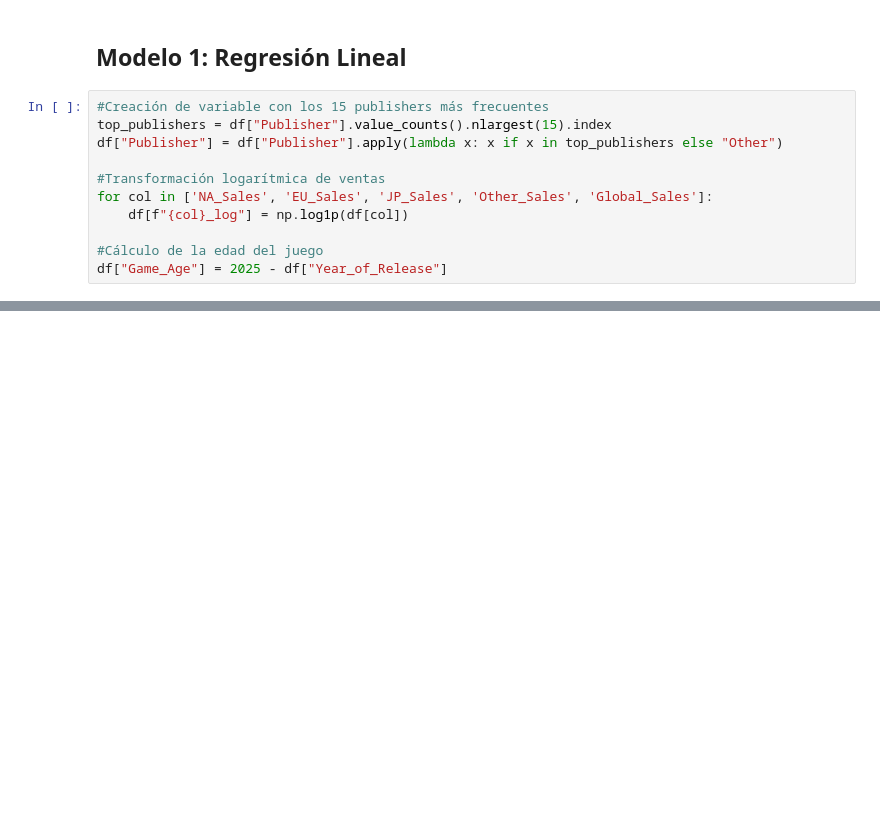
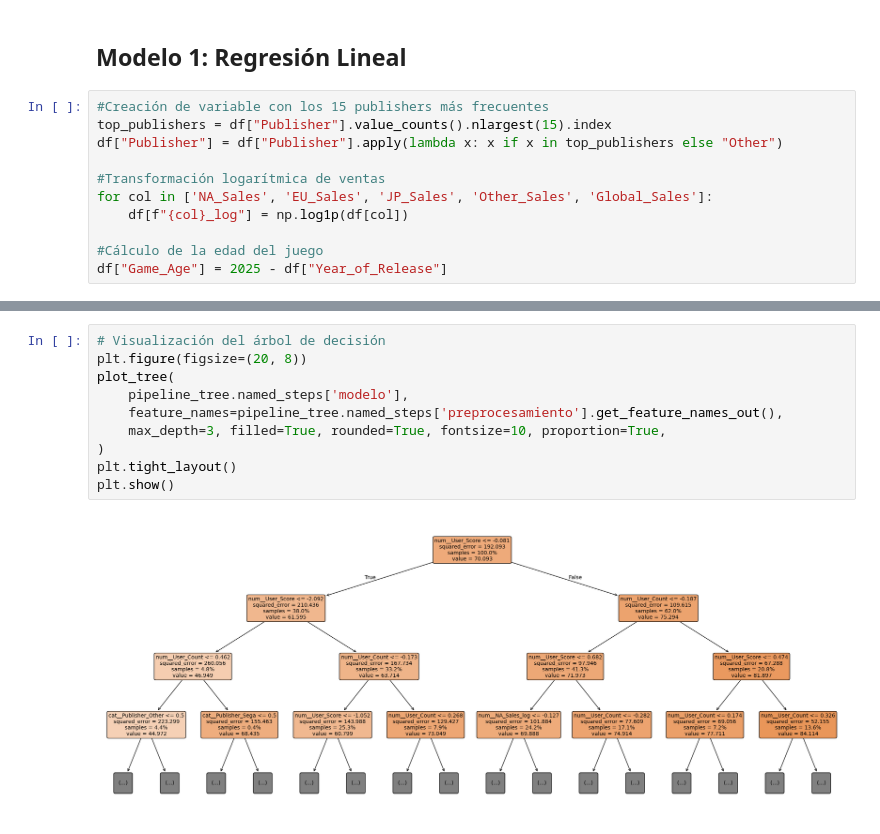
Before and after one commit to NewEstay/proyectoia, a Jupyter notebook: Proyecto.ipynb, the cells around one changed output, grey strips where cells are left out. Drawn from its saved outputs; the diff is of its cells as text; blank space fills up the shorter version.

```diff
--- a/Proyecto.ipynb
+++ b/Proyecto.ipynb
@@ -224,0 +353,12 @@ plt.show()
+# %%
+# Visualización del árbol de decisión
+plt.figure(figsize=(20, 8))
+plot_tree(
+    pipeline_tree.named_steps['modelo'],
+    feature_names=pipeline_tree.named_steps['preprocesamiento'].get_feature_names_out(),
+    max_depth=3, filled=True, rounded=True, fontsize=10, proportion=True,
+)
+plt.tight_layout()
+plt.show()
+# %% [output]
+[figure, added]
```
Also changed, not shown: parts of 13 cells of this notebook.
